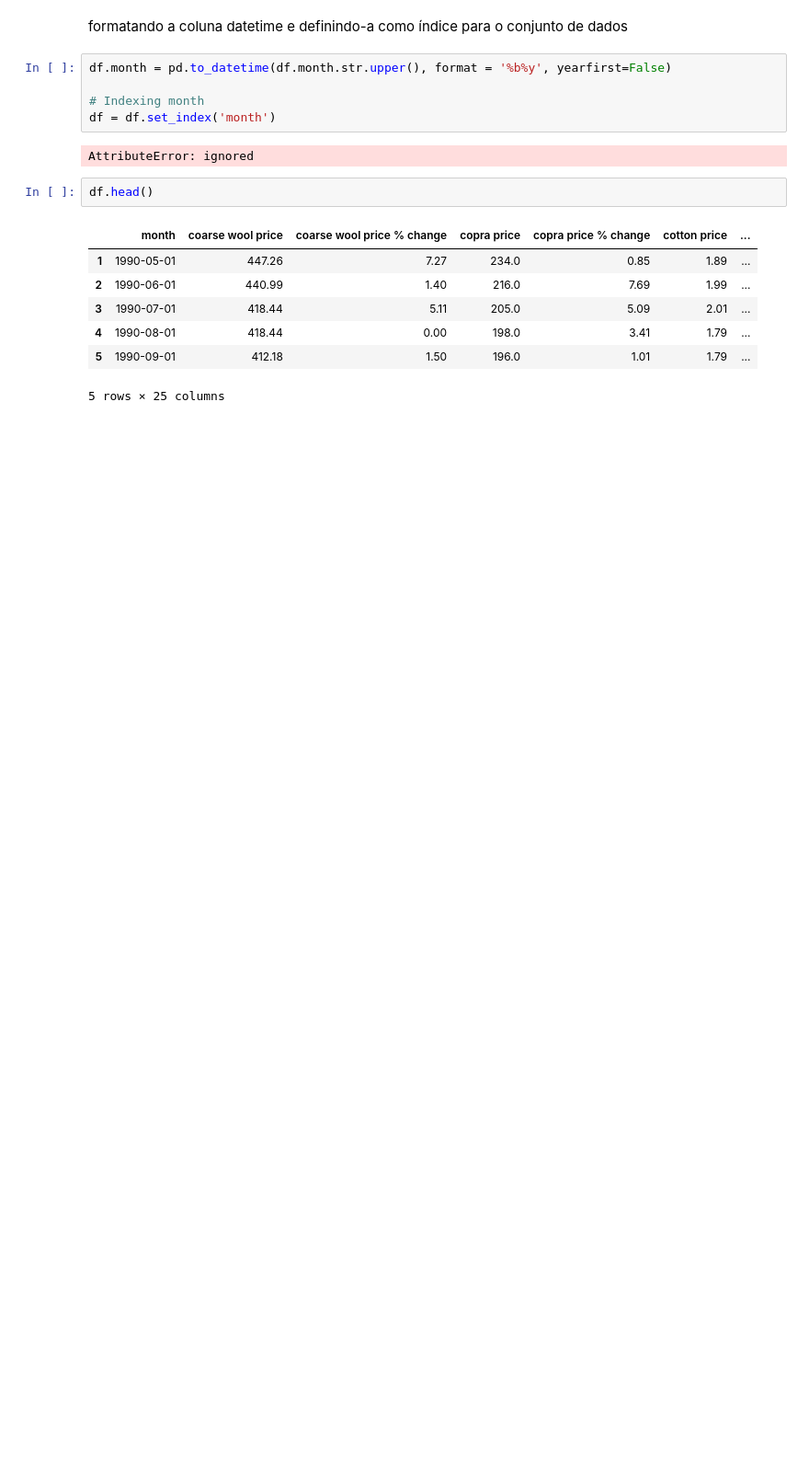
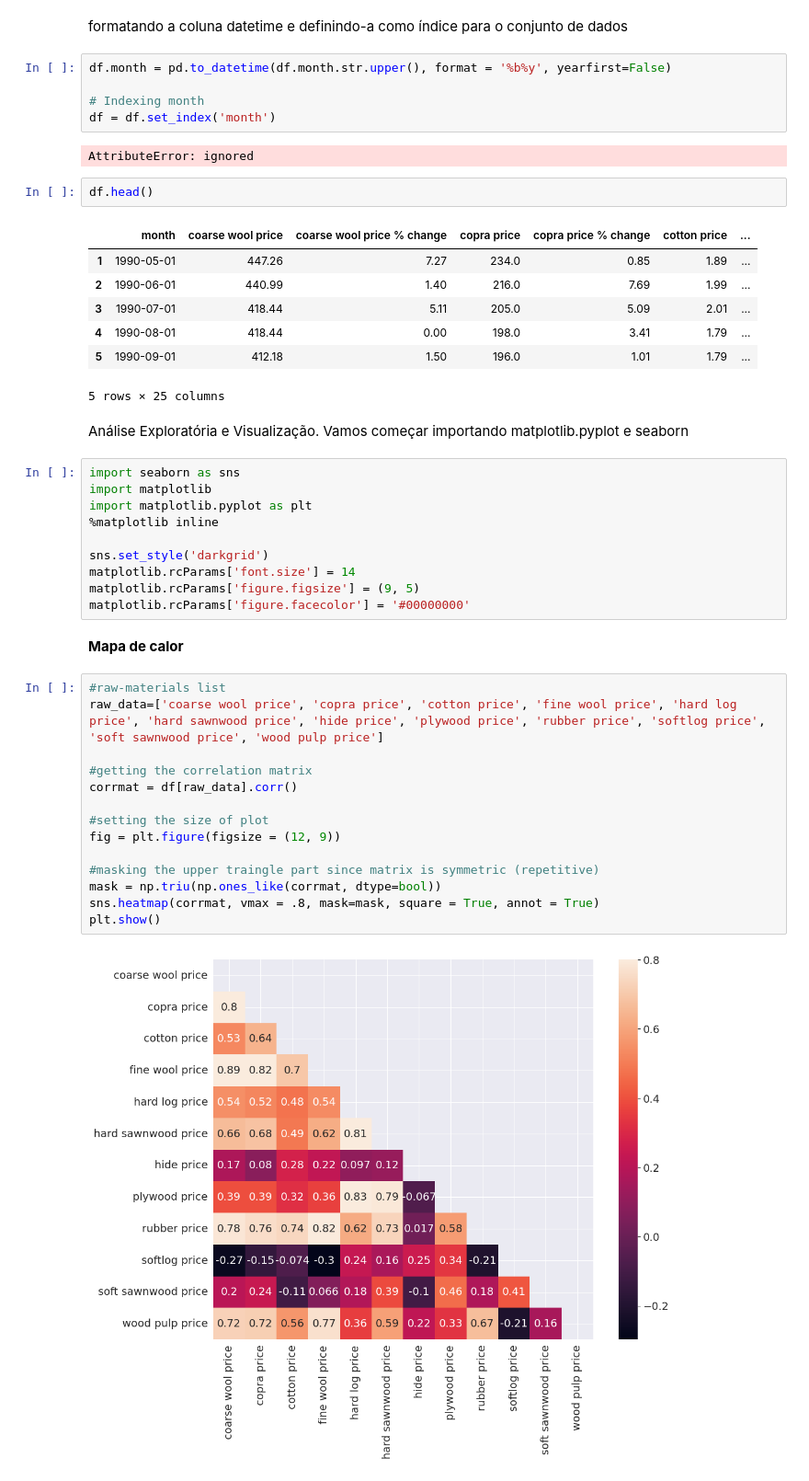
Before and after one commit to adamcardoso/data-analysis-project-Agricultural-Raw-Material-prices, a Jupyter notebook: AgriculturalRawMaterial.ipynb, the cells around one changed output. Shown: that part at 92% size. Saved outputs shown, nothing was run; the diff lists cells and outputs as text; blank space fills up the shorter version.

Commit message:
Mapa de calor

```diff
--- a/AgriculturalRawMaterial.ipynb
+++ b/AgriculturalRawMaterial.ipynb
@@ -112,3 +112,33 @@ df.head()
 | 4 | 1990-08-01 | 418.44 | 0.00 | 198.0 | 3.41 | 1.79 | ... |
 | 5 | 1990-09-01 | 412.18 | 1.50 | 196.0 | 1.01 | 1.79 | ... |
 5 rows × 25 columns
+# %% [markdown]
+Análise Exploratória e Visualização. Vamos começar importando matplotlib.pyplot e seaborn
+# %%
+import seaborn as sns
+import matplotlib
+import matplotlib.pyplot as plt
+%matplotlib inline
+
+sns.set_style('darkgrid')
+matplotlib.rcParams['font.size'] = 14
+matplotlib.rcParams['figure.figsize'] = (9, 5)
+matplotlib.rcParams['figure.facecolor'] = '#00000000'
+# %% [markdown]
+**Mapa de calor**
+# %%
+#raw-materials list
+raw_data=['coarse wool price', 'copra price', 'cotton price', 'fine wool price', 'hard log price', 'hard sawnwood price', 'hide price', 'plywood price', 'rubber price', 'softlog price', 'soft sawnwood price', 'wood pulp price']
+
+#getting the correlation matrix
+corrmat = df[raw_data].corr()
+
+#setting the size of plot
+fig = plt.figure(figsize = (12, 9))
+
+#masking the upper traingle part since matrix is symmetric (repetitive)
+mask = np.triu(np.ones_like(corrmat, dtype=bool))
+sns.heatmap(corrmat, vmax = .8, mask=mask, square = True, annot = True)
+plt.show()
+# %% [output]
+[figure, added]
```
